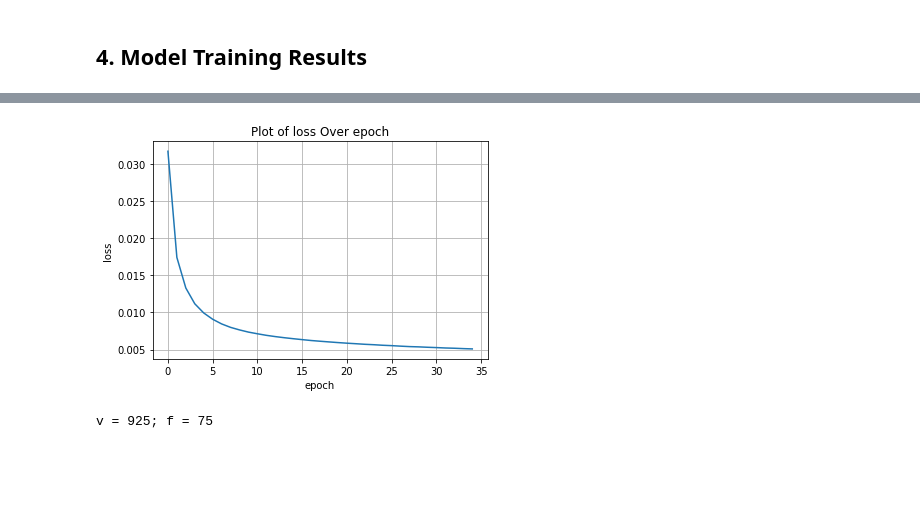
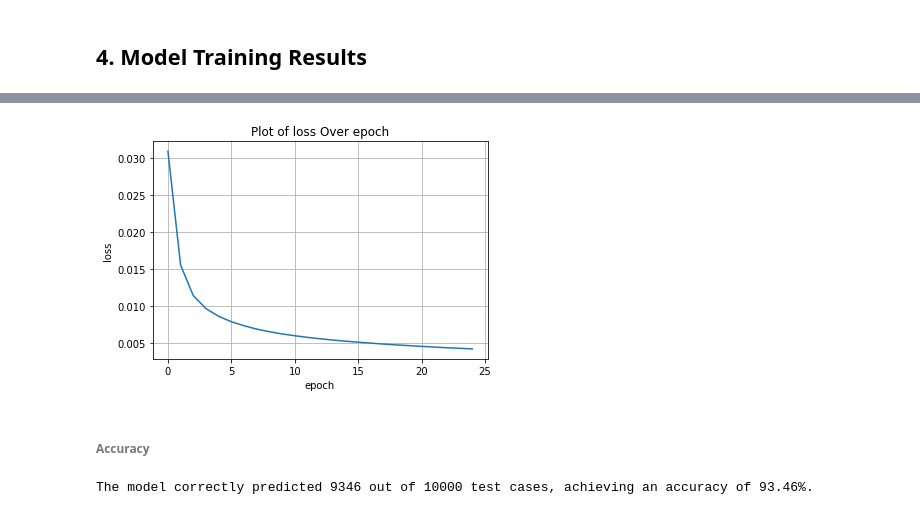
Before and after one commit to Adneycm/NN_FromScratch, a Jupyter notebook: NN_FromScratch.ipynb, the cells around one changed output, grey strips where cells are left out. Saved outputs shown, nothing was run; the diff lists cells and outputs as text; code cells hidden in the pictures; blank space fills up the shorter version.

Commit message:
test cases and graphs

```diff
--- a/NN_FromScratch.ipynb
+++ b/NN_FromScratch.ipynb
@@ -660,6 +663,6 @@ class NeuralNetwork():
 # %% [markdown]
 ## <a name="4-Model-Training-Results">4. Model Training Results</a>
 # %%
-nn = NeuralNetwork([784, 16, 10])
-epoch_loss, batch_loss = nn.train(x_train, y_train, epochs=35, batch_size=20)
+nn = NeuralNetwork([784, 32, 16, 10])
+epoch_loss, batch_loss = nn.train(x_train, y_train, epochs=25, batch_size=20)
 # %% [output]
@@ -683,26 +686,28 @@ Epoch 35/35 - Loss: 0.0051
 # %%
-epochs=35
+epochs=25
 
 plt.plot(range(epochs), epoch_loss)
 plt.xlabel('epoch')
 plt.ylabel('loss')
 plt.title('Plot of loss Over epoch')
 plt.grid(True)
 plt.show()
 # %% [output]
-[figure, old version]
+[figure, new version]
+# %% [markdown]
+###### Accuracy
 # %%
 f = 0
 v = 0
-for n in range(1000):
+for n in range(x_test.shape[0]):
     x = x_test[n].ravel()
     y = y_test[n]
-    y_pred = nn.forward_pass(x)
-    nn.reset_activations()
-    if np.argmax(y_pred) == y:
+    output = nn.forward_pass(x)
+    predicted = np.argmax(output)
+    if predicted == y:
         v +=1
     else:
         f+=1
-print(f"v = {v}; f = {f}")
+print(f"The model correctly predicted {v} out of {v+f} test cases, achieving an accuracy of {v / (v+f) * 100:.2f}%.")
 # %% [output]
-v = 925; f = 75
+The model correctly predicted 9346 out of 10000 test cases, achieving an accuracy of 93.46%.
```
Also changed, not shown: parts of 6 cells of this notebook, 1 other file.
